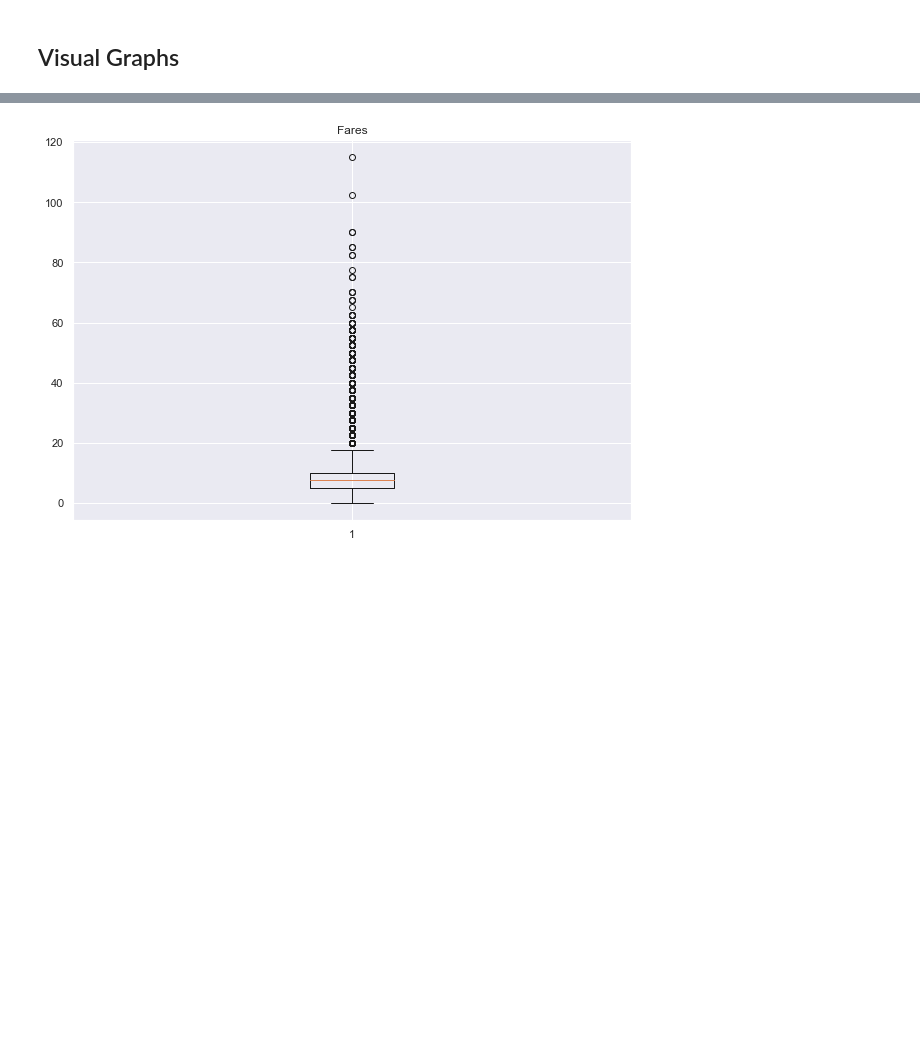
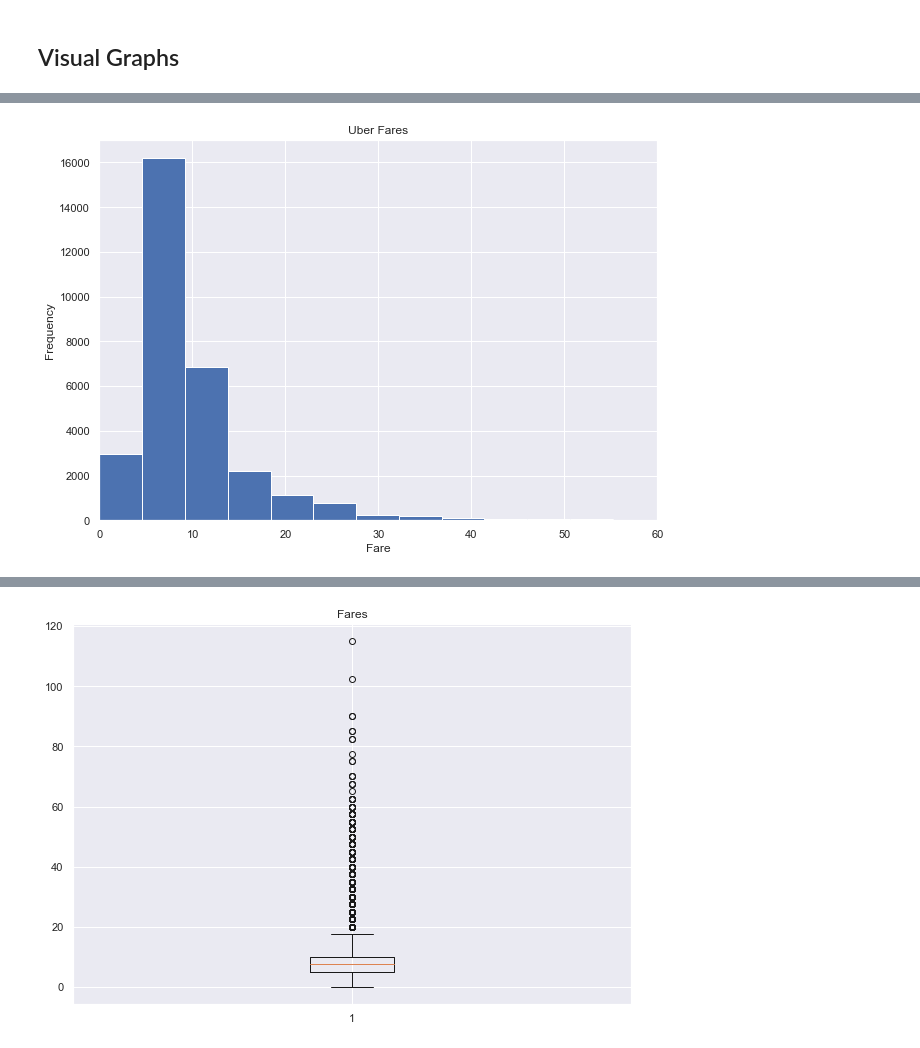
Before and after one commit to ryan-keenan/Data-C4, a Jupyter notebook: Mass_Transit_Project_Part_1.ipynb, the cells around one changed output, grey strips where cells are left out. Drawn from its saved outputs; the diff is of its cells as text; code cells hidden in the pictures; blank space fills up the shorter version.

```diff
--- a/Mass_Transit_Project_Part_1.ipynb
+++ b/Mass_Transit_Project_Part_1.ipynb
@@ -96 +142,12 @@ import seaborn as sns;
 sns.set()
+# %%
+plt.figure(figsize=(10,7))
+plt.xlim(0,60)
+plt.xlabel('Fare')
+plt.ylabel('Frequency')
+plt.title('Uber Fares')
+plt.hist(df['Fare'], bins=25)
+plt.savefig('Uber_Fares_Hist', dpi=300)
+plt.show()
+# %% [output]
+[figure, added]
```
Also changed, not shown: parts of 101 cells of this notebook.
